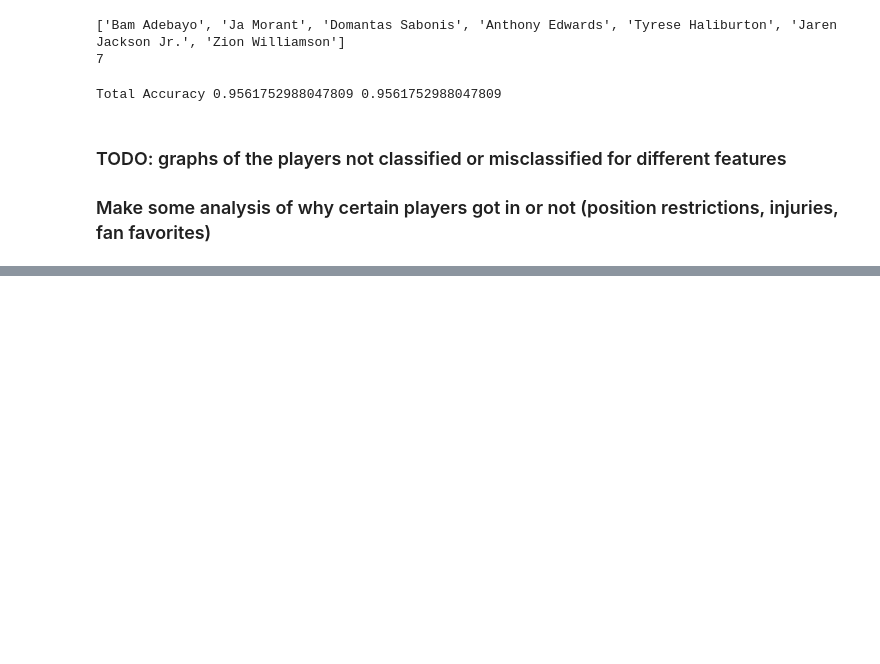
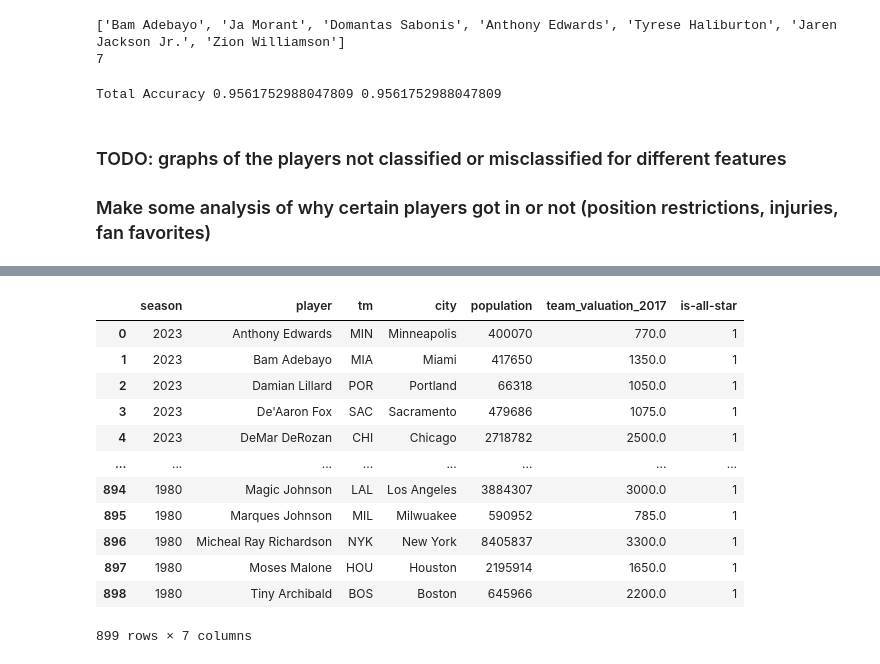
Before and after one commit to ryanregier/CSCI381_Project, a Jupyter notebook: Allstar-Classifier.ipynb, the cells around one changed output, grey strips where cells are left out. Drawn from its saved outputs; the diff is of its cells as text; code cells hidden in the pictures; blank space fills up the shorter version.

```diff
--- a/Allstar-Classifier.ipynb
+++ b/Allstar-Classifier.ipynb
@@ -236,0 +263,44 @@ Total Accuracy 0.9561752988047809 0.9561752988047809
+# %%
+from urllib.request import urlopen
+import json
+url = "https://raw.githubusercontent.com/bttmly/nba/master/data/teams.json"
+response = urlopen(url)
+data_json = json.loads(response.read())
+conversion_dict = dict([(data_json[i]['abbreviation'], data_json[i]['teamName']) for i in range(len(data_json))])
+df_valuation = pd.read_csv("nba_2017_team_valuations.csv")
+valuation_dict = df_valuation.set_index("TEAM").T.to_dict('records')[0]
+
+pd.options.mode.chained_assignment = None  # default='warn'
+df_city = pd.read_csv("https://raw.githubusercontent.com/plotly/datasets/master/us-cities-top-1k.csv")
+df_city = df_city[["City", "State", "Population"]]
+abbr_to_city = {"ATL": "Atlanta", "BKN": "Brooklyn", "BOS": "Boston", "CHA": "Charlotte", "CHI": "Chicago", "CLE": "Cleveland", "DAL": "Dallas", "DEN": "Denver", "DET": "Detroit",
+                "GSW": "San Francisco", "HOU": "Houston", "IND": "Indianapolis", "LAC": "Los Angeles", "LAL": "Los Angeles", "MEM": "Memphis", "MIA": "Miami", "MIL": "Milwuakee", "MIN": "Minneapolis",
+                "NOP": "New Orleans", "NYK": "New York", "OKC": "Oklahoma City", "ORL": "Orlando", "PHI": "Philadelphia", "PHX": "Phoenix", "POR": "Portland", "SAC": "Sacramento",
+                "SAS": "San Antonio", "TOR": "Toronto", "UTA": "Salt Lake City", "WAS": "Washington"}
+cities = df_city["City"].tolist()
+population = df_city["Population"].tolist()
+city_dict = dict(zip(cities, population))
+city_dict['Toronto'] = 3060000
+city_dict['Milwuakee'] = 590952
+df_players_city_analysis = tagged_player_per_game_data[tagged_player_per_game_data["is-all-star"] == 1]
+df_players_city_analysis["city"] = df_players_city_analysis["tm"].apply(lambda x: abbr_to_city.get(x))
+df_players_city_analysis = df_players_city_analysis.replace(to_replace='None', value=np.nan).dropna()
+df_players_city_analysis["population"] = df_players_city_analysis["city"].apply(lambda x: city_dict.get(x))
+df_players_city_analysis["team_valuation_2017"] = df_players_city_analysis["tm"].apply(lambda x: valuation_dict[conversion_dict[x]])
+df_players_city_analysis.reset_index(inplace=True)
+df_players_city_analysis = df_players_city_analysis[["season", "player", "tm", "city", "population", "team_valuation_2017", "is-all-star"]]
+df_players_city_analysis
+# %% [output]
+|  | season | player | tm | city | population | team_valuation_2017 | is-all-star |
+| 0 | 2023 | Anthony Edwards | MIN | Minneapolis | 400070 | 770.0 | 1 |
+| 1 | 2023 | Bam Adebayo | MIA | Miami | 417650 | 1350.0 | 1 |
+| 2 | 2023 | Damian Lillard | POR | Portland | 66318 | 1050.0 | 1 |
+| 3 | 2023 | De'Aaron Fox | SAC | Sacramento | 479686 | 1075.0 | 1 |
+| 4 | 2023 | DeMar DeRozan | CHI | Chicago | 2718782 | 2500.0 | 1 |
+| ... | ... | ... | ... | ... | ... | ... | ... |
+| 894 | 1980 | Magic Johnson | LAL | Los Angeles | 3884307 | 3000.0 | 1 |
+| 895 | 1980 | Marques Johnson | MIL | Milwuakee | 590952 | 785.0 | 1 |
+| 896 | 1980 | Micheal Ray Richardson | NYK | New York | 8405837 | 3300.0 | 1 |
+| 897 | 1980 | Moses Malone | HOU | Houston | 2195914 | 1650.0 | 1 |
+| 898 | 1980 | Tiny Archibald | BOS | Boston | 645966 | 2200.0 | 1 |
+899 rows × 7 columns
```
Also changed, not shown: parts of 8 cells of this notebook, 1 other file.
